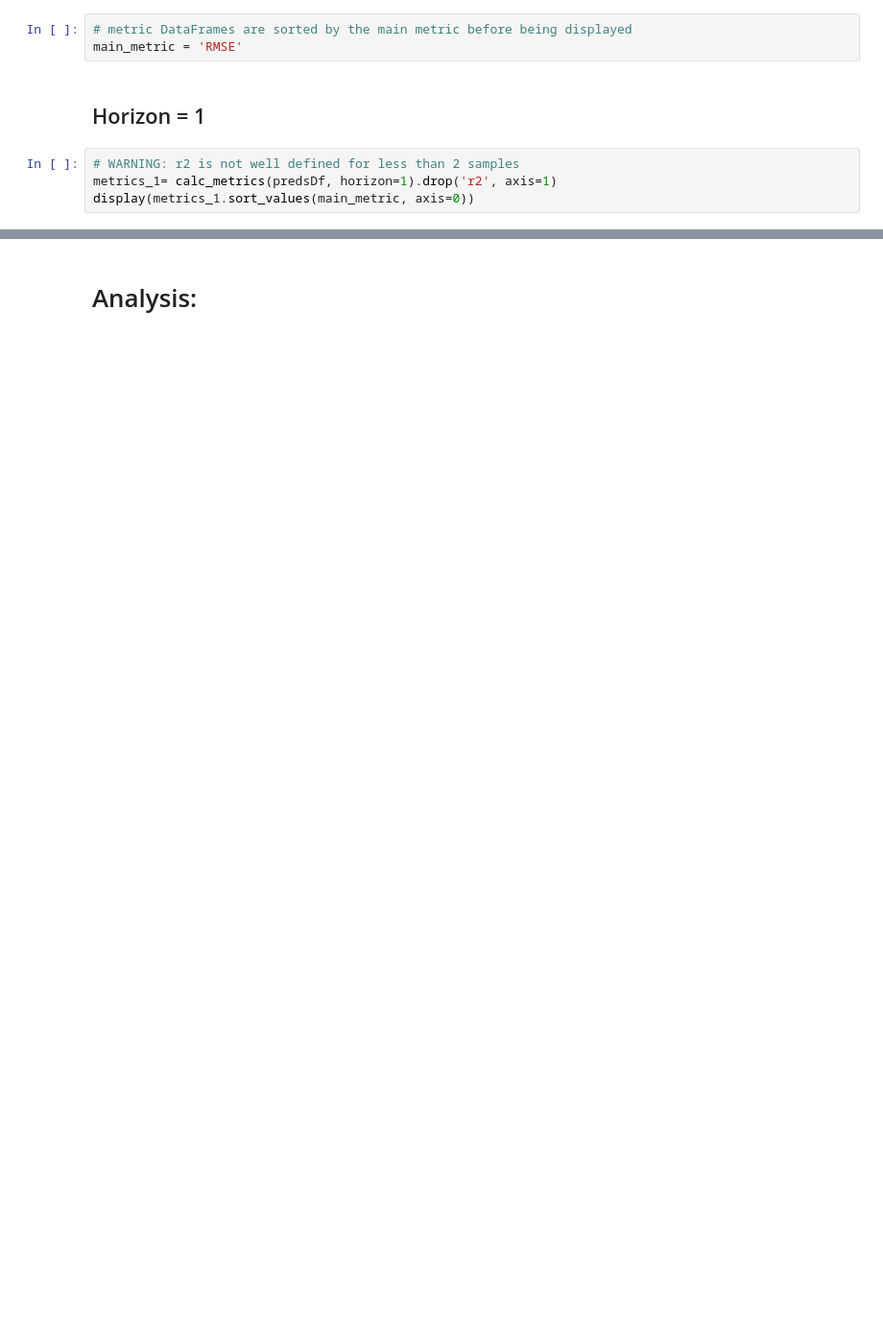
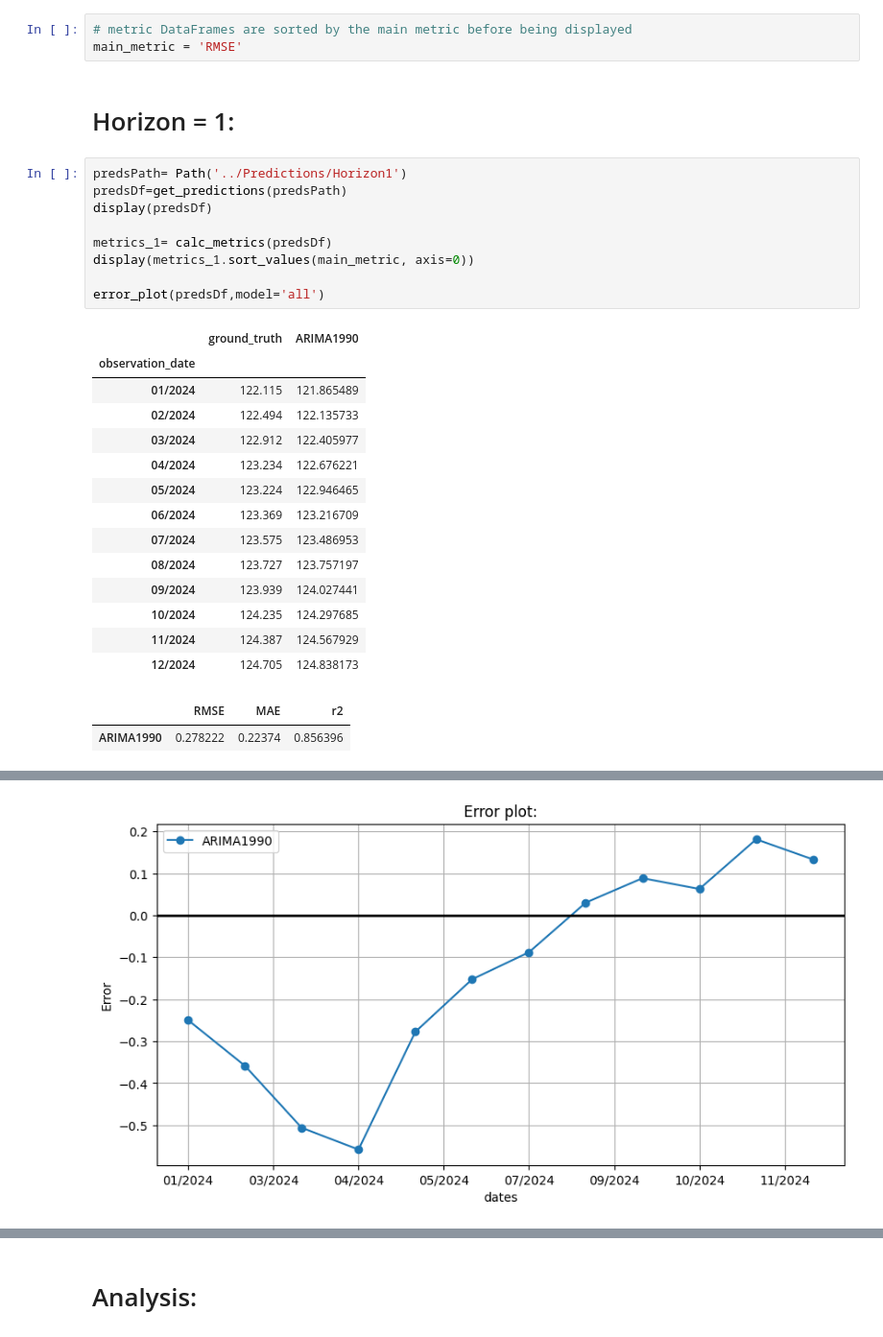
Before and after one commit to sc20geb/COMP5530M-Group-Project-Inflation-Forecasting, a Jupyter notebook: Evaluation/evaluation.ipynb, the cells around one changed output, grey strips where cells are left out. Shown at 96% size. Drawn from its saved outputs; the diff is of its cells as text; blank space fills up the shorter version.

Commit message:
made an error plot function

```diff
--- a/Evaluation/evaluation.ipynb
+++ b/Evaluation/evaluation.ipynb
@@ -31,8 +42,30 @@ display(predsDf)
 # metric DataFrames are sorted by the main metric before being displayed
 main_metric = 'RMSE'
 # %% [markdown]
-## Horizon = 1
+# Horizon = 1:
-# %%
-# WARNING: r2 is not well defined for less than 2 samples
-metrics_1= calc_metrics(predsDf, horizon=1).drop('r2', axis=1)
-display(metrics_1.sort_values(main_metric, axis=0))
+# %%
+predsPath= Path('../Predictions/Horizon1')
+predsDf=get_predictions(predsPath)
+display(predsDf)
+
+metrics_1= calc_metrics(predsDf)
+display(metrics_1.sort_values(main_metric, axis=0))
+
+error_plot(predsDf,model='all')
+# %% [output]
+|  | ground_truth | ARIMA1990 |
+| observation_date |  |  |
+| 01/2024 | 122.115 | 121.865489 |
+| 02/2024 | 122.494 | 122.135733 |
+| 03/2024 | 122.912 | 122.405977 |
+| 04/2024 | 123.234 | 122.676221 |
+| 05/2024 | 123.224 | 122.946465 |
+| 06/2024 | 123.369 | 123.216709 |
+| 07/2024 | 123.575 | 123.486953 |
+| 08/2024 | 123.727 | 123.757197 |
+| 09/2024 | 123.939 | 124.027441 |
+| 10/2024 | 124.235 | 124.297685 |
+| 11/2024 | 124.387 | 124.567929 |
+| 12/2024 | 124.705 | 124.838173 |
+|  | RMSE | MAE | r2 |
+| ARIMA1990 | 0.278222 | 0.22374 | 0.856396 |
@@ -39 +74,2 @@ display(metrics_1.sort_values(main_metric, axis=0))
+[figure, added]
 # %% [markdown]
```
Also changed, not shown: parts of 22 cells of this notebook, 12 other files.
